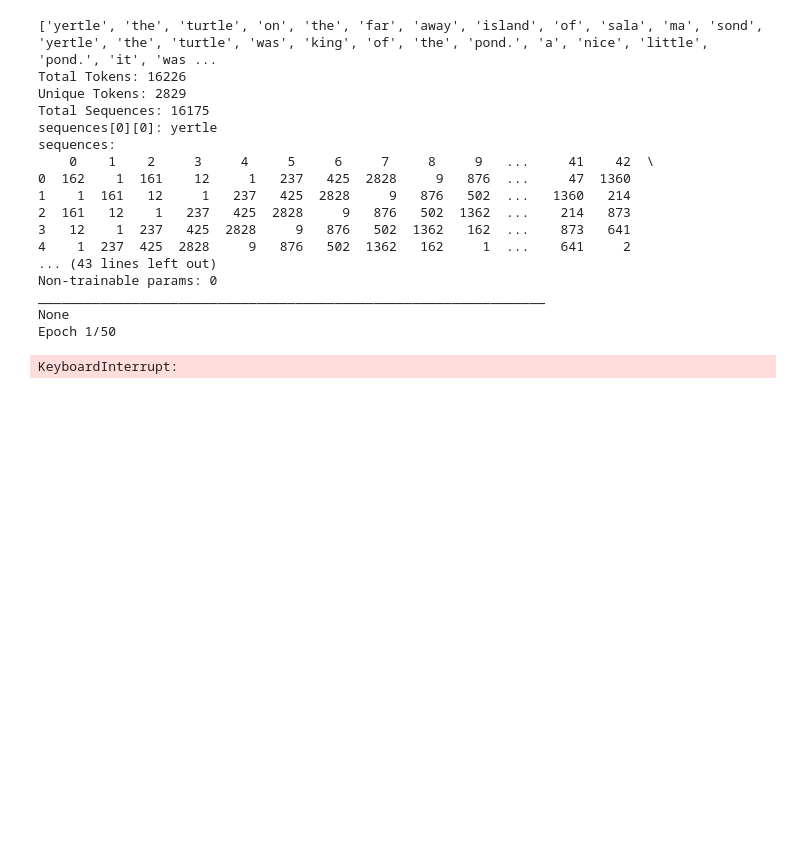
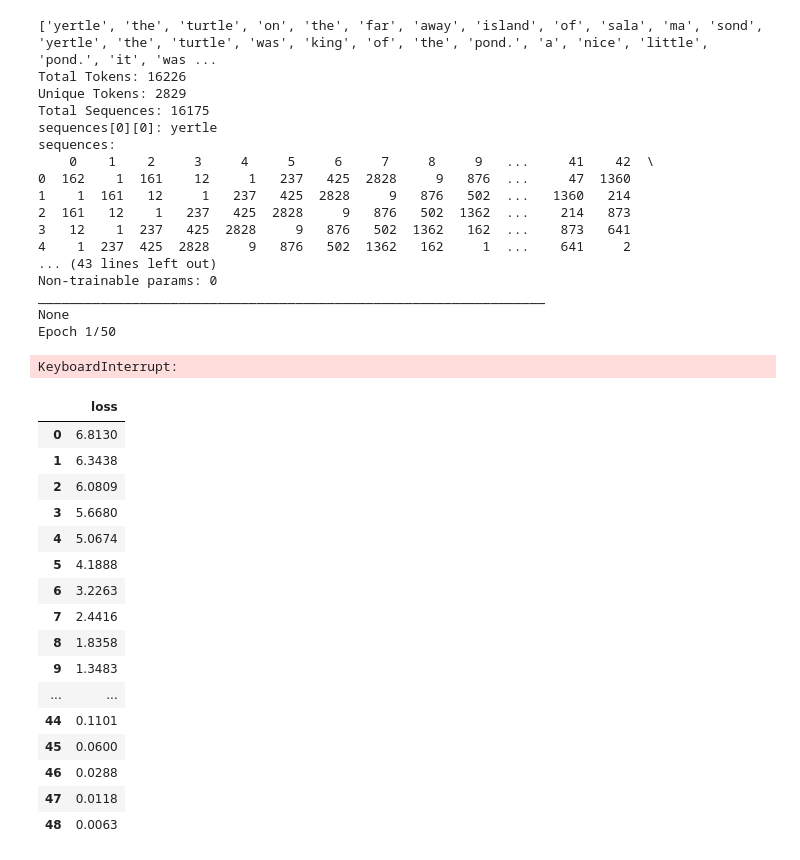
Before and after one commit to jshtaway/Dr-Seuss-Machine-Learning-LSTM, a Jupyter notebook: word_based.ipynb, the cells around one changed output. Saved outputs shown, nothing was run; the diff lists cells and outputs as text; code cells hidden in the pictures; blank space fills up the shorter version.

```diff
--- a/word_based.ipynb
+++ b/word_based.ipynb
@@ -367,3 +367,33 @@ def jsonify_the_old_style_file(filepath = '.'):
             #-- Write JSON file -- --- ----
             with open(jsonFile, 'w+') as fp:
                 json.dump(jsondict, fp)
+# %%
+import pandas as pd
+df=pd.read_json('Alldata3.json')
+df['loss'] = df['loss'].replace('no_data', 'nan')
+df=df.truncate(before=1, after=48)
+df.head()
+
+df2=pd.read_json('Alldata.json')
+data2Dict = df2.to_dict()
+df2=pd.DataFrame()
+df2['loss'] = data2Dict['2018-10-22_11-31']['model_history']['loss']
+df2
+# %% [output]
+|  | loss |
+| 0 | 6.8130 |
+| 1 | 6.3438 |
+| 2 | 6.0809 |
+| 3 | 5.6680 |
+| 4 | 5.0674 |
+| 5 | 4.1888 |
+| 6 | 3.2263 |
+| 7 | 2.4416 |
+| 8 | 1.8358 |
+| 9 | 1.3483 |
+| ... | ... |
+| 44 | 0.1101 |
+| 45 | 0.0600 |
+| 46 | 0.0288 |
+| 47 | 0.0118 |
+| 48 | 0.0063 |
```
Also changed, not shown: parts of 1 cell of this notebook.
